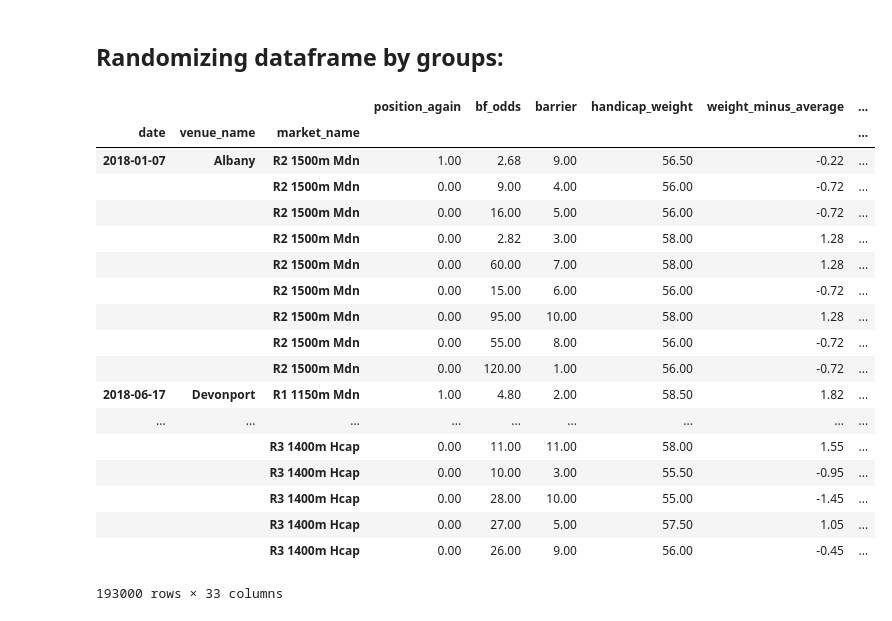
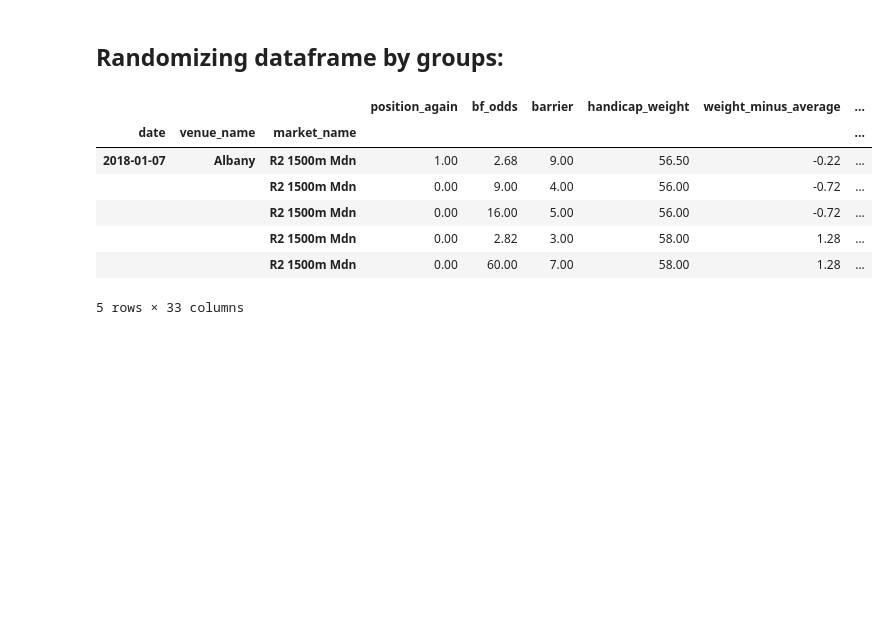
Before and after one commit to Ibnadm/Predict-DogRacing, a Jupyter notebook: Horse Racing Analysis.ipynb, the cells around one changed output. Drawn from its saved outputs; the diff is of its cells as text; code cells hidden in the pictures; blank space fills up the shorter version.

```diff
--- a/Horse Racing Analysis.ipynb
+++ b/Horse Racing Analysis.ipynb
@@ -726,26 +726,15 @@ odds_cleaned_uniq_idx = df_random_grouped.set_index('uniq_idx',append=True)
 X_all = df_random_grouped.drop('position_again',axis=1)
 y_all = df_random_grouped['position_again']
 # %%
-df_random_grouped
+df_random_grouped.head()
 # %% [output]
 |  |  |  | position_again | bf_odds | barrier | handicap_weight | weight_minus_average | ... |
 | date | venue_name | market_name |  |  |  |  |  | ... |
 | 2018-01-07 | Albany | R2 1500m Mdn | 1.00 | 2.68 | 9.00 | 56.50 | -0.22 | ... |
 |  |  | R2 1500m Mdn | 0.00 | 9.00 | 4.00 | 56.00 | -0.72 | ... |
 |  |  | R2 1500m Mdn | 0.00 | 16.00 | 5.00 | 56.00 | -0.72 | ... |
 |  |  | R2 1500m Mdn | 0.00 | 2.82 | 3.00 | 58.00 | 1.28 | ... |
 |  |  | R2 1500m Mdn | 0.00 | 60.00 | 7.00 | 58.00 | 1.28 | ... |
-|  |  | R2 1500m Mdn | 0.00 | 15.00 | 6.00 | 56.00 | -0.72 | ... |
-|  |  | R2 1500m Mdn | 0.00 | 95.00 | 10.00 | 58.00 | 1.28 | ... |
-|  |  | R2 1500m Mdn | 0.00 | 55.00 | 8.00 | 56.00 | -0.72 | ... |
-|  |  | R2 1500m Mdn | 0.00 | 120.00 | 1.00 | 56.00 | -0.72 | ... |
-| 2018-06-17 | Devonport | R1 1150m Mdn | 1.00 | 4.80 | 2.00 | 58.50 | 1.82 | ... |
-| ... | ... | ... | ... | ... | ... | ... | ... | ... |
-|  |  | R3 1400m Hcap | 0.00 | 11.00 | 11.00 | 58.00 | 1.55 | ... |
-|  |  | R3 1400m Hcap | 0.00 | 10.00 | 3.00 | 55.50 | -0.95 | ... |
-|  |  | R3 1400m Hcap | 0.00 | 28.00 | 10.00 | 55.00 | -1.45 | ... |
-|  |  | R3 1400m Hcap | 0.00 | 27.00 | 5.00 | 57.50 | 1.05 | ... |
-|  |  | R3 1400m Hcap | 0.00 | 26.00 | 9.00 | 56.00 | -0.45 | ... |
-193000 rows × 33 columns
+5 rows × 33 columns
 # %%
 X_train, X_test, y_train, y_test = X_all.loc[15717:, :], X_all.loc[:15717, :], y_all.loc[15717:, :], y_all.loc[:15717, :]
```
